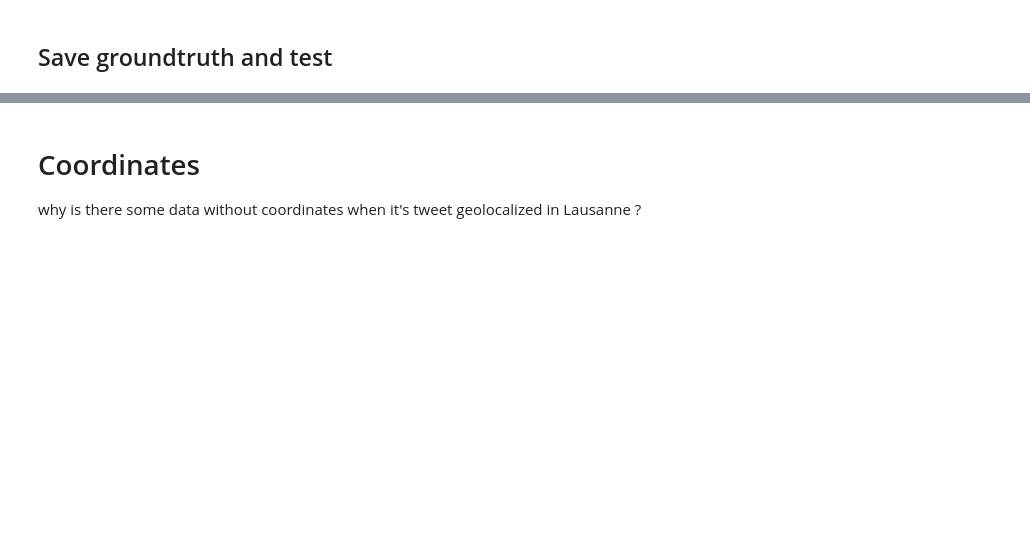
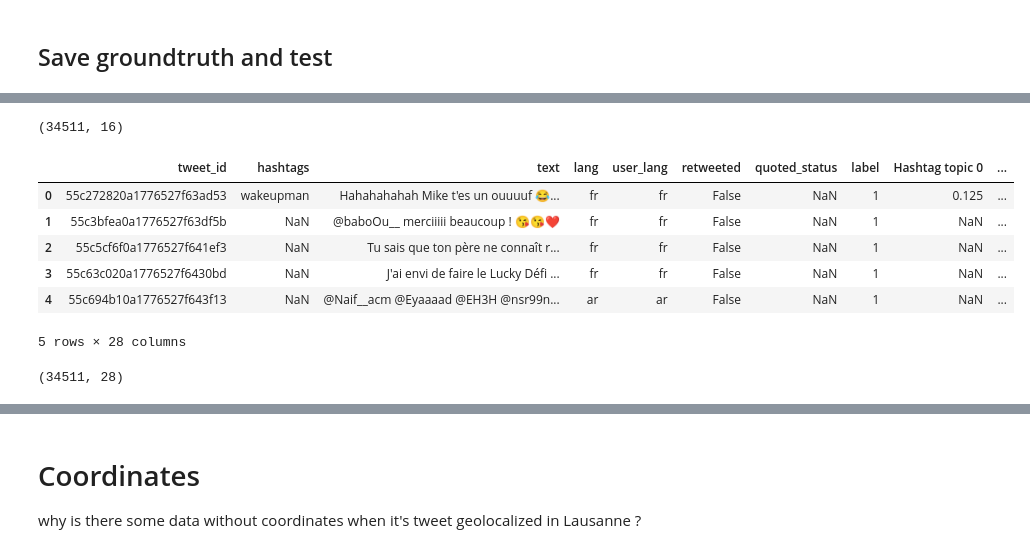
Before and after one commit to valstrl/CSM-project, a Jupyter notebook: CSM-project.ipynb, the cells around one changed output, grey strips where cells are left out. Saved outputs shown, nothing was run; the diff lists cells and outputs as text; code cells hidden in the pictures; blank space fills up the shorter version.

Commit message:
start mlp , pb  na in labels

```diff
--- a/CSM-project.ipynb
+++ b/CSM-project.ipynb
@@ -1139,0 +1239,4 @@ nan_hashtags.head()
+# %%
+nan_hashtags=nan_hashtags.drop(['hashtags', 'text', 'lang', 'user_lang', 'retweeted',
+       'quoted_status'], axis=1)
+nan_hashtags.head()
@@ -1140,2 +1258,12 @@ nan_hashtags.head()
 # %% [markdown]
 ## Save groundtruth and test
+# %%
+groundtruth_local['label']= 1
+groundtruth_unlocal['label']= 0
+groundtruth= groundtruth_local.append(groundtruth_unlocal)
+
+print('groundtruth_local shape: {}'.format(groundtruth_local.shape))
+print('groundtruth_unlocal shape: {}'.format(groundtruth_unlocal.shape))
+print('groundtruth shape: {}'.format(groundtruth.shape))
+groundtruth['hashtags']=groundtruth['hashtags'].apply(lambda x: ' '.join(x) if isinstance(x,list) else np.nan)
+groundtruth.head()
@@ -1142,30 +1290,42 @@ nan_hashtags.head()
+# %%
+#groundtruth=pd.concat([groundtruth, nan_hashtags], axis=0, join='outer')
+groundtruth=groundtruth.merge(nan_hashtags, left_on='tweet_id', right_on='tweet_id', how='left')
+groundtruth.shape
+# %% [output]
+(34511, 16)
 # %%
-groundtruth_local['label']= 1
-groundtruth_unlocal['label']= 0
-groundtruth= groundtruth_local.append(groundtruth_unlocal)
-
-print('groundtruth_local shape: {}'.format(groundtruth_local.shape))
-print('groundtruth_unlocal shape: {}'.format(groundtruth_unlocal.shape))
-print('groundtruth shape: {}'.format(groundtruth.shape))
-
-
-groundtruth=pd.concat([groundtruth, nan_hashtags], axis=0, join='outer')
-
 frequent_user_lang=ComputeFrequentUserLang(groundtruth)
 five_frequent_user_lang = frequent_user_lang.reset_index().head()
+five_frequent_lang
+
 for i in five_frequent_user_lang['user_lang']:
     groundtruth['user_lang_{}'.format(i)]= groundtruth['user_lang']==i
+
+groundtruth.shape
 
 frequent_lang=ComputeFrequentTweetLang(groundtruth)
 five_frequent_lang = frequent_lang.reset_index().head()
 for i in five_frequent_lang['lang']:
     groundtruth['lang_{}'.format(i)]= groundtruth['lang']==i
 
-groundtruth['other lang']= [x not in five_frequent_lang['lang'] for x in groundtruth['lang']]
+
+groundtruth['other lang']= [x not in five_frequent_lang['lang'].values for x in groundtruth['lang']]
 groundtruth.head()
 
-groundtruth['other user lang']= [x not in five_frequent_user_lang['user_lang'] for x in groundtruth['user_lang']]
+groundtruth['other user lang']= [x not in five_frequent_user_lang['user_lang'].values for x in groundtruth['user_lang']]
 groundtruth.head()
+# %% [output]
+|  | tweet_id | hashtags | text | lang | user_lang | retweeted | quoted_status | label | Hashtag topic 0 | ... |
+| 0 | 55c272820a1776527f63ad53 | wakeupman | Hahahahahah Mike t'es un ouuuuf 😂... | fr | fr | False | NaN | 1 | 0.125 | ... |
+| 1 | 55c3bfea0a1776527f63df5b | NaN | @baboOu__ merciiiii beaucoup ! 😘😘❤️ | fr | fr | False | NaN | 1 | NaN | ... |
+| 2 | 55c5cf6f0a1776527f641ef3 | NaN | Tu sais que ton père ne connaît r... | fr | fr | False | NaN | 1 | NaN | ... |
+| 3 | 55c63c020a1776527f6430bd | NaN | J'ai envi de faire le Lucky Défi ... | fr | fr | False | NaN | 1 | NaN | ... |
+| 4 | 55c694b10a1776527f643f13 | NaN | @Naif__acm @Eyaaaad @EH3H @nsr99n... | ar | ar | False | NaN | 1 | NaN | ... |
+5 rows × 28 columns
+# %%
+groundtruth.shape
+# %% [output]
+(34511, 28)
 # %%
 groundtruth.to_csv('data/groundtruth_hashtags_lang.csv')
 # %%
```
Also changed, not shown: parts of 15 cells of this notebook, 3 other files.
